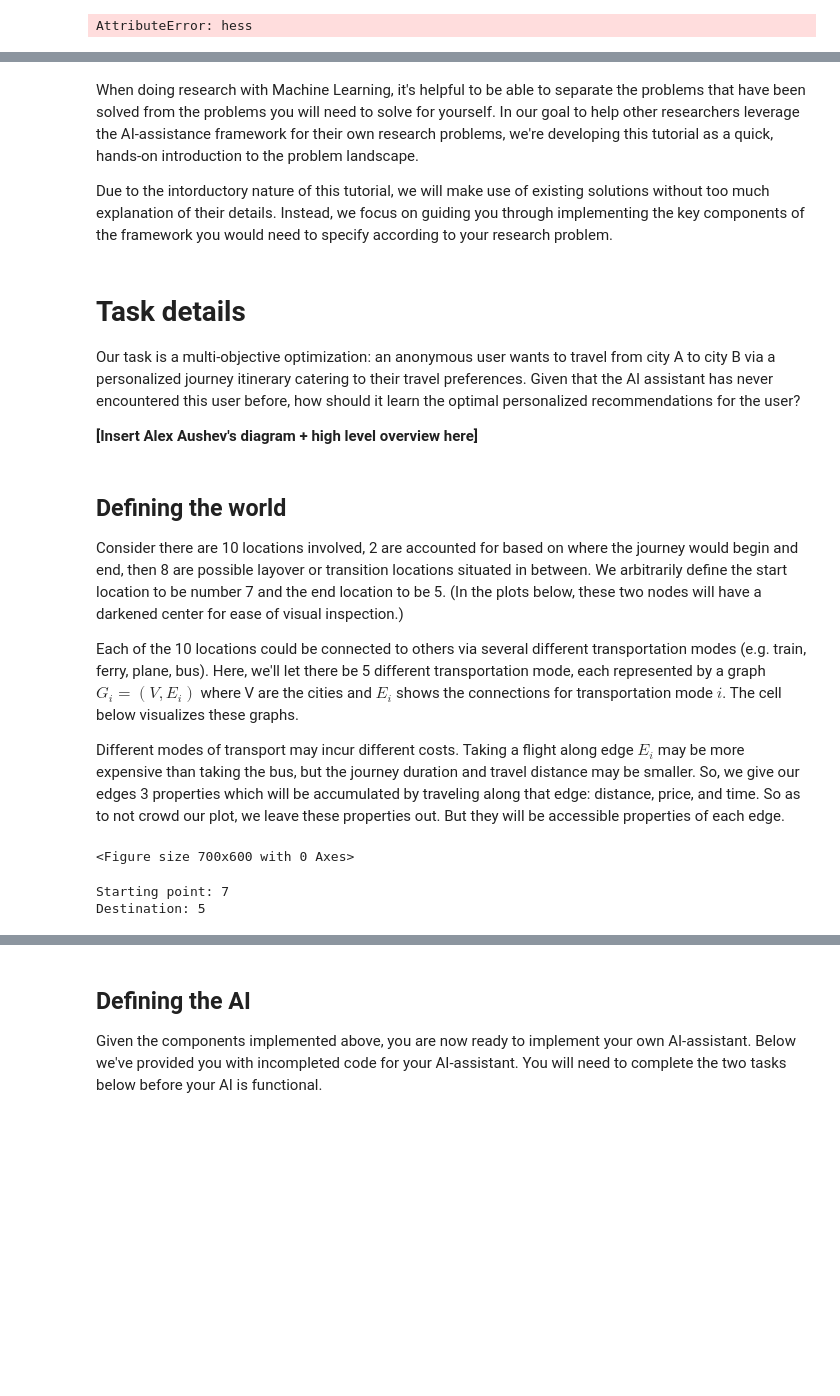
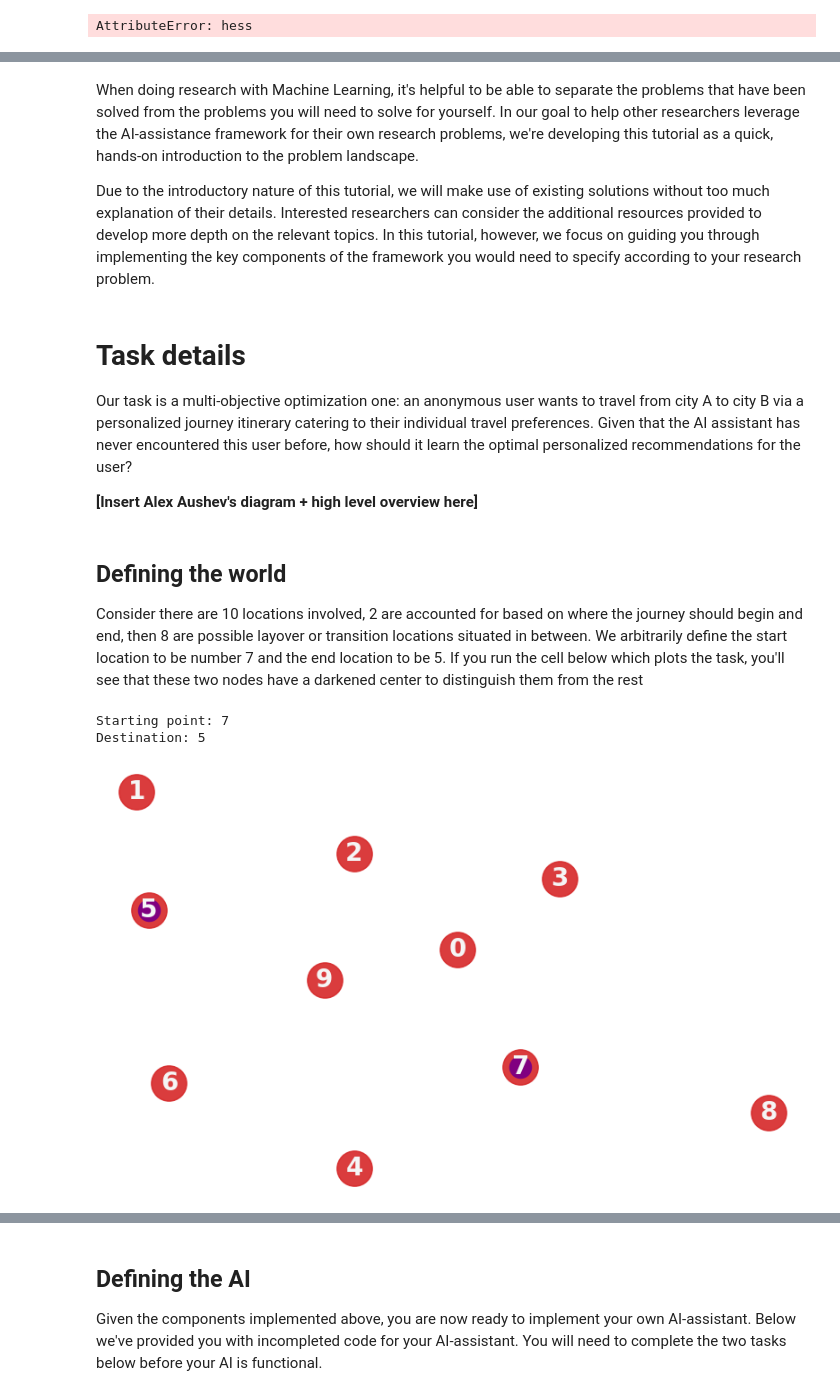
Before and after one commit to AaltoPML/ai_assistance_tutorial, a Jupyter notebook: AI_assistance_Tutorial.ipynb, the cells around one changed output, grey strips where cells are left out. Drawn from its saved outputs; the diff is of its cells as text; code cells hidden in the pictures; blank space fills up the shorter version.

Commit message:
tested tutorial w/o Planner

```diff
--- a/AI_assistance_Tutorial.ipynb
+++ b/AI_assistance_Tutorial.ipynb
@@ -151,7 +208,7 @@ AttributeError: hess
 # %% [markdown]
 When doing research with Machine Learning, it's helpful to be able to separate the problems that have been solved from the problems you will need to solve for yourself. In our goal to help other researchers leverage the AI-assistance framework for their own research problems, we're developing this tutorial as a quick, hands-on introduction to the problem landscape.
 
-Due to the intorductory nature of this tutorial, we will make use of existing solutions without too much explanation of their details. Instead, we focus on guiding you through implementing the key components of the framework you would need to specify according to your research problem.
+Due to the introductory nature of this tutorial, we will make use of existing solutions without too much explanation of their details. Interested researchers can consider the additional resources provided to develop more depth on the relevant topics. In this tutorial, however, we focus on guiding you through implementing the key components of the framework you would need to specify according to your research problem.
 # %%
 # Give defined env
 # predefined: planner,
@@ -159,37 +216,22 @@ Due to the intorductory nature of this tutorial, we will make use of existing so
 # %% [markdown]
 # Task details
 
-Our task is a multi-objective optimization: an anonymous user wants to travel from city A to city B via a personalized journey itinerary catering to their travel preferences. Given that the AI assistant has never encountered this user before, how should it learn the optimal personalized recommendations for the user?
+Our task is a multi-objective optimization one: an anonymous user wants to travel from city A to city B via a personalized journey itinerary catering to their individual travel preferences. Given that the AI assistant has never encountered this user before, how should it learn the optimal personalized recommendations for the user?
 
 **[Insert Alex Aushev's diagram + high level overview here]**
 # %% [markdown]
 ## Defining the world <a class="anchor" id="init"></a>
 
-Consider there are 10 locations involved, 2 are accounted for based on where the journey would begin and end, then 8 are possible layover or transition locations situated in between. We arbitrarily define the start location to be number 7 and the end location to be 5. (In the plots below, these two nodes will have a darkened center for ease of visual inspection.)
-
-Each of the 10 locations could be connected to others via several different transportation modes (e.g. train, ferry, plane, bus). Here, we'll let there be 5 different transportation mode, each represented by a graph $G_i=(V, E_i)$ where V are the cities and $E_i$ shows the connections for transportation mode $i$. The cell below visualizes these graphs.
-
-Different modes of transport may incur different costs. Taking a flight along edge $E_i$ may be more expensive than taking the bus, but the journey duration and travel distance may be smaller. So, we give our edges 3 properties which will be accumulated by traveling along that edge: distance, price, and time. So as to not crowd our plot, we leave these properties out. But they will be accessible properties of each edge.
+Consider there are 10 locations involved, 2 are accounted for based on where the journey should begin and end, then 8 are possible layover or transition locations situated in between. We arbitrarily define the start location to be number 7 and the end location to be 5. If you run the cell below which plots the task, you'll see that these two nodes have a darkened center to distinguish them from the rest
-# %%
-np.random.seed(12345)
-
-N_CITIES = 10
-N_MODES = 5
-
-modes_prob = 0.6    # prob of each edge to be existed
-modes_cost = [(2*i+1, 1) for i in range(N_MODES)]     # The higher the mode index, more expensive and faster. ## cost = mu + |e| where e~N(0,1) ##
-modes_time = [(10*(N_MODES-i), 5) for i in range(N_MODES)]
-modes_dist = [(1, 0.2) for i in range(N_MODES)] # same for all for now
-
-
-
-task = World(N_CITIES, N_MODES, modes_prob, modes_cost, modes_time, modes_dist)
-print("Starting point:", task.start)
-print("Destination:", task.destination)
-#for i in range(task.n_cities):
-    #print(task.edges[i])
-# task.display()
-# %% [output]
-<Figure size 700x600 with 0 Axes>
-Starting point: 7
-Destination: 5
+# %%
+np.random.seed(12345)
+
+task = World()
+print("Starting point:", task.start)
+print("Destination:", task.destination)
+plt.figure(figsize=(10,6))
+task.display_path()
+# %% [output]
+Starting point: 7
+Destination: 5
+[figure, added]
```
Also changed, not shown: parts of 29 cells of this notebook, 1 other file.
